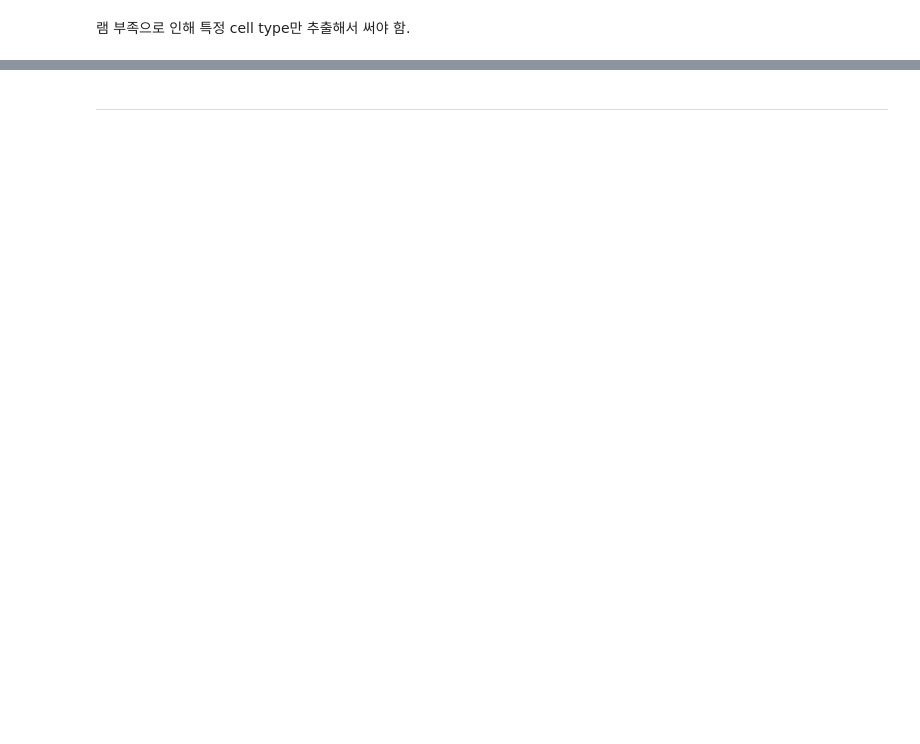
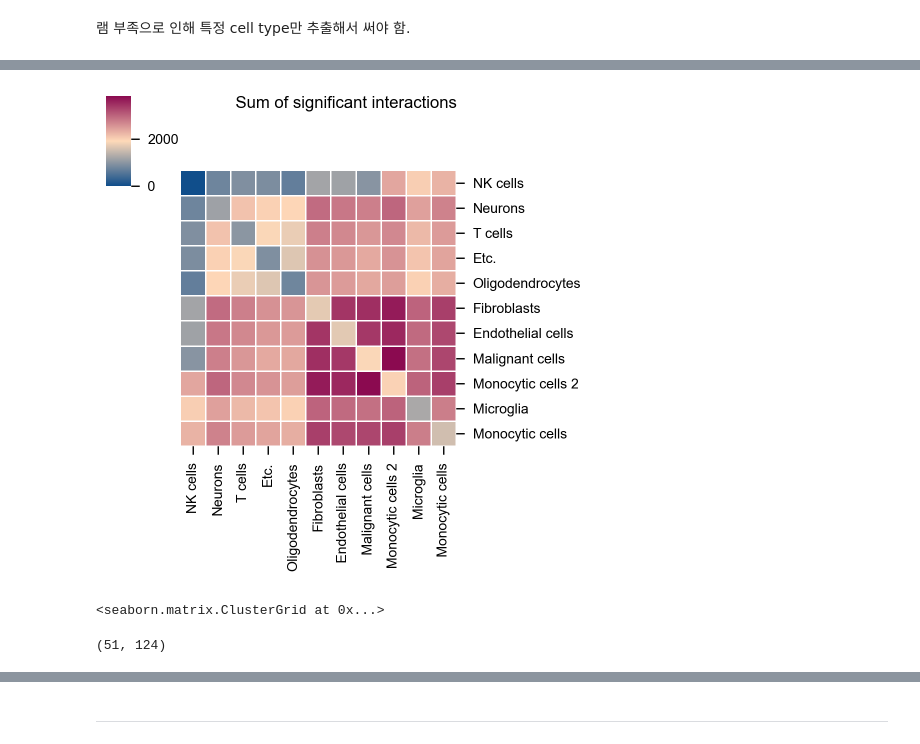
Before and after one commit to Sungwoo-Chang/16_human, a Jupyter notebook: 4. cell-cell interaction copy.ipynb, the cells around one changed output, grey strips where cells are left out. Cells and saved outputs as stored; diff of their text form; code cells hidden in the pictures; blank space fills up the shorter version.

```diff
--- a/4. cell-cell interaction copy.ipynb
+++ b/4. cell-cell interaction copy.ipynb
@@ -73,0 +89,4 @@ Fontsize 0.00 < 1.0 pt not allowed by FreeType. Setting fontsize = 1 pt
+# %%
+new_columns = [f'{x}|{y}' for x in cells for y in cells]
+for col in new_columns:
+    df[col] = pd.NA
@@ -73,0 +95,23 @@ Fontsize 0.00 < 1.0 pt not allowed by FreeType. Setting fontsize = 1 pt
+# %%
+liana_result['ligand-receptor'] = liana_result['ligand'] + '_' + liana_result['receptor']
+# %%
+for col in new_columns:
+    source, target = col.split('|')
+    filtered_values = liana_result[(liana_result['source'] == source) & (liana_result['target'] == target)]
+    if not filtered_values.empty:
+        for _, row in filtered_values.iterrows():
+            ligand_receptor = row['ligand-receptor']
+            cellphone_pval = row['cellphone_pvals']
+
+            if ligand_receptor not in df.index:
+                # 'ligand-receptor'를 split하여 gene_a, gene_b로 나눔.
+                gene_a, gene_b = ligand_receptor.split('_')
+                # 열에 추가
+                df.loc[ligand_receptor, 'interacting_pair'] = ligand_receptor
+                df.loc[ligand_receptor, 'gene_a'] = gene_a
+                df.loc[ligand_receptor, 'gene_b'] = gene_b
+
+                df.loc[ligand_receptor, new_columns] = pd.NA
+
+            df.at[ligand_receptor, col] = cellphone_pval
+# run time:
@@ -73,0 +134,4 @@ Fontsize 0.00 < 1.0 pt not allowed by FreeType. Setting fontsize = 1 pt
+# %%
+cols_to_move = ['interacting_pair', 'gene_a', 'gene_b']
+columns = cols_to_move + [col for col in df.columns if col not in cols_to_move]
+df = df[columns]
@@ -73,0 +156,15 @@ Fontsize 0.00 < 1.0 pt not allowed by FreeType. Setting fontsize = 1 pt
+# %%
+import ktplotspy as kpy
+%matplotlib inline
+p = kpy.plot_cpdb_heatmap(
+    pvals = df,
+    degs_analysis = False,
+    figsize = (5, 5),
+    title = "Sum of significant interactions",
+)
+# %% [output]
+[figure, added]
+# %%
+p
+# %% [output]
+<seaborn.matrix.ClusterGrid at 0x...>
@@ -73,0 +174,5 @@ Fontsize 0.00 < 1.0 pt not allowed by FreeType. Setting fontsize = 1 pt
+# %%
+filtered_df = df[df['gene_a'].isin(ic_list) | df['gene_b'].isin(ic_list)]
+filtered_df.shape
+# %% [output]
+(51, 124)
```
Also changed, not shown: parts of 24 cells of this notebook, 14 other files.
